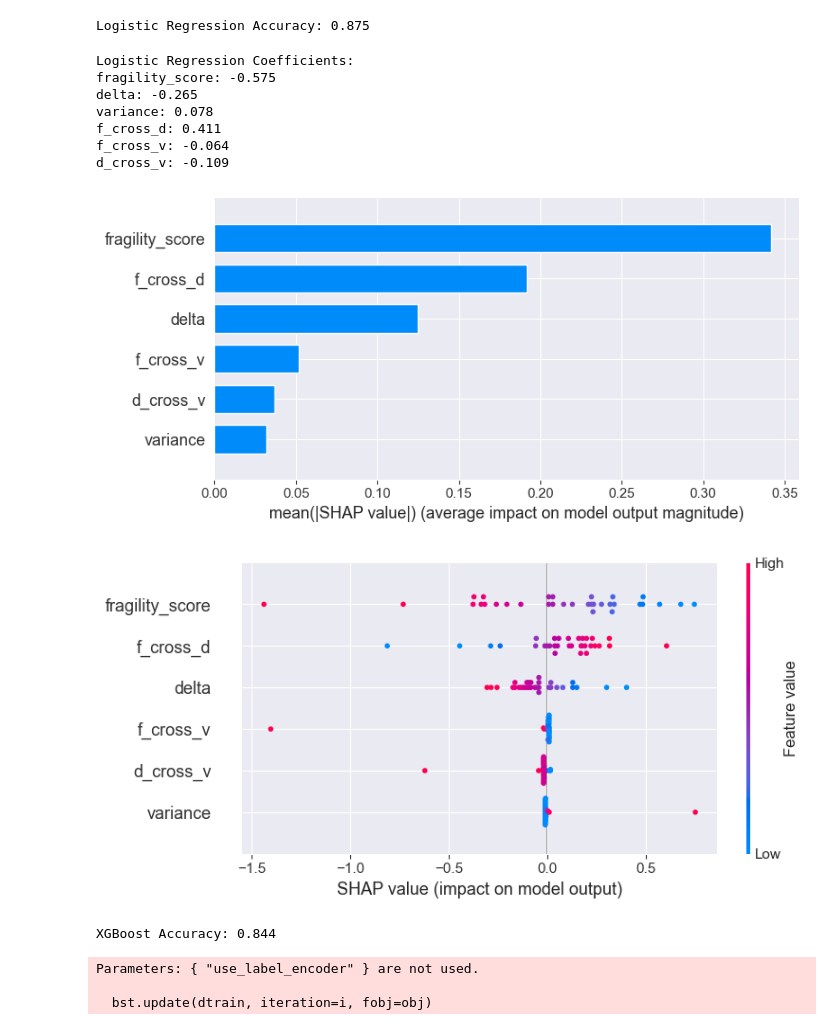
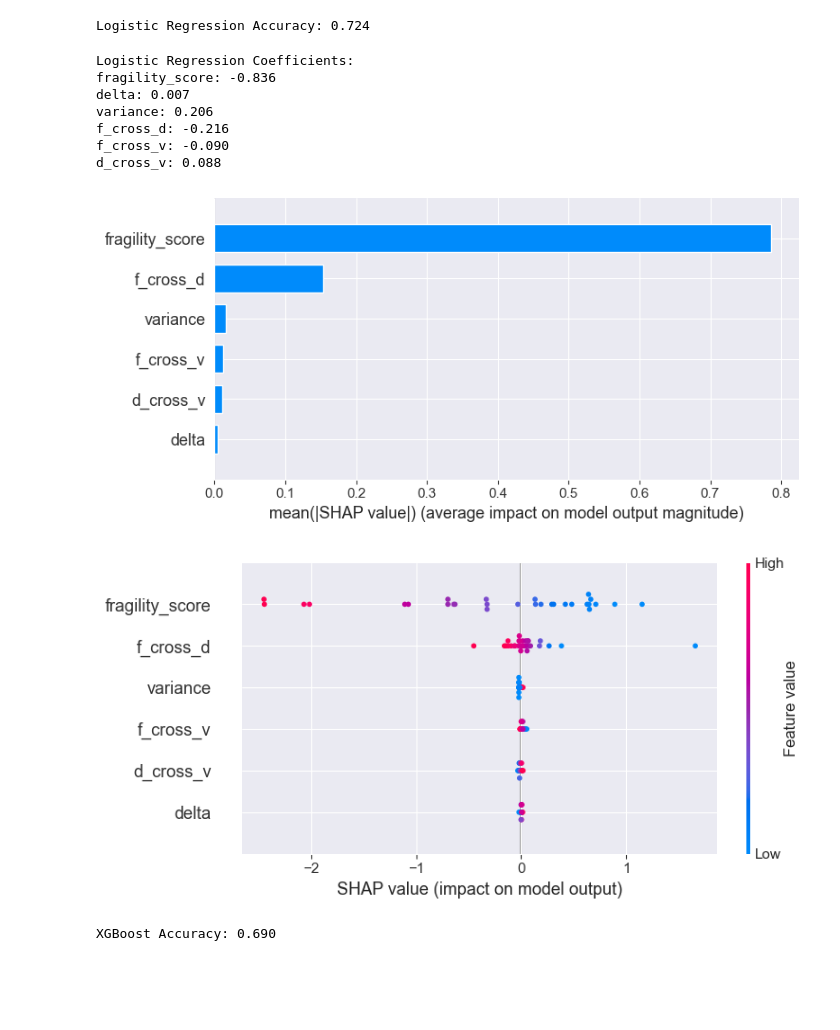
Before and after one commit to croco22/chess, a Jupyter notebook: pipeline/p5_shap_analysis.ipynb, the cells around one changed output. Saved outputs shown, nothing was run; the diff lists cells and outputs as text; code cells hidden in the pictures; blank space fills up the shorter version.

```diff
--- a/pipeline/p5_shap_analysis.ipynb
+++ b/pipeline/p5_shap_analysis.ipynb
@@ -118,54 +132,48 @@ df["f_cross_d"] = df["fragility_score"] * df["delta"]
 df["f_cross_v"] = df["fragility_score"] * df["variance"]
 df["d_cross_v"] = df["delta"] * df["variance"]
 
+df_reg = df[pd.notna(df["is_best_1500"])]
 selected_features = ["fragility_score", "delta", "variance", "f_cross_d", "f_cross_v", "d_cross_v"]
-X = df[selected_features]
-y = df["is_best_1500"].fillna(True) # quatschig noch
+X = df_reg[selected_features]
+y = df_reg["is_best_1500"].fillna(False)
 
 X_train, X_test, y_train, y_test = train_test_split(X, y, test_size=0.25, random_state=42, stratify=y)
-
-scaler = StandardScaler()
-X_train_scaled = scaler.fit_transform(X_train)
-X_test_scaled = scaler.transform(X_test)
 # %%
-log_model = LogisticRegression(max_iter=1000)
-log_model.fit(X_train_scaled, y_train)
-y_pred_log = log_model.predict(X_test_scaled)
+log_model = LogisticRegression()
+log_model.fit(X_train, y_train)
+y_pred_log = log_model.predict(X_test)
 acc_log = accuracy_score(y_test, y_pred_log)
 print(f"Logistic Regression Accuracy: {acc_log:.3f}")
 # %% [output]
-Logistic Regression Accuracy: 0.875
+Logistic Regression Accuracy: 0.724
 # %%
 print("Logistic Regression Coefficients:")
 for feature, coef in zip(selected_features, log_model.coef_[0]):
     print(f"{feature}: {coef:.3f}")
 # %% [output]
 Logistic Regression Coefficients:
-fragility_score: -0.575
-delta: -0.265
-variance: 0.078
-f_cross_d: 0.411
-f_cross_v: -0.064
-d_cross_v: -0.109
+fragility_score: -0.836
+delta: 0.007
+variance: 0.206
+f_cross_d: -0.216
+f_cross_v: -0.090
+d_cross_v: 0.088
 # %%
-explainer_log = shap.Explainer(log_model, X_train_scaled)
-shap_values_log = explainer_log(X_test_scaled)
+explainer_log = shap.Explainer(log_model, X_train)
+shap_values_log = explainer_log(X_test)
 shap.summary_plot(shap_values_log, features=X_test, feature_names=selected_features, plot_type="bar")
 shap.summary_plot(shap_values_log, features=X_test, feature_names=selected_features, show=True)
 # %% [output]
-[figure, old version]
+[figure, new version]
-[figure, old version]
+[figure, new version]
 # %%
-xgb_model = XGBClassifier(use_label_encoder=False, eval_metric="logloss")
+xgb_model = XGBClassifier()
 xgb_model.fit(X_train, y_train)
 y_pred_xgb = xgb_model.predict(X_test)
 acc_xgb = accuracy_score(y_test, y_pred_xgb)
-print(f"\nXGBoost Accuracy: {acc_xgb:.3f}")
+print(f"XGBoost Accuracy: {acc_xgb:.3f}")
 # %% [output]
-XGBoost Accuracy: 0.844
+XGBoost Accuracy: 0.690
-Parameters: { "use_label_encoder" } are not used.
-
-  bst.update(dtrain, iteration=i, fobj=obj)
 # %%
 explainer_xgb = shap.Explainer(xgb_model, X_train)
 shap_values_xgb = explainer_xgb(X_test)
```
Also changed, not shown: parts of 10 cells of this notebook, 7 other files.
